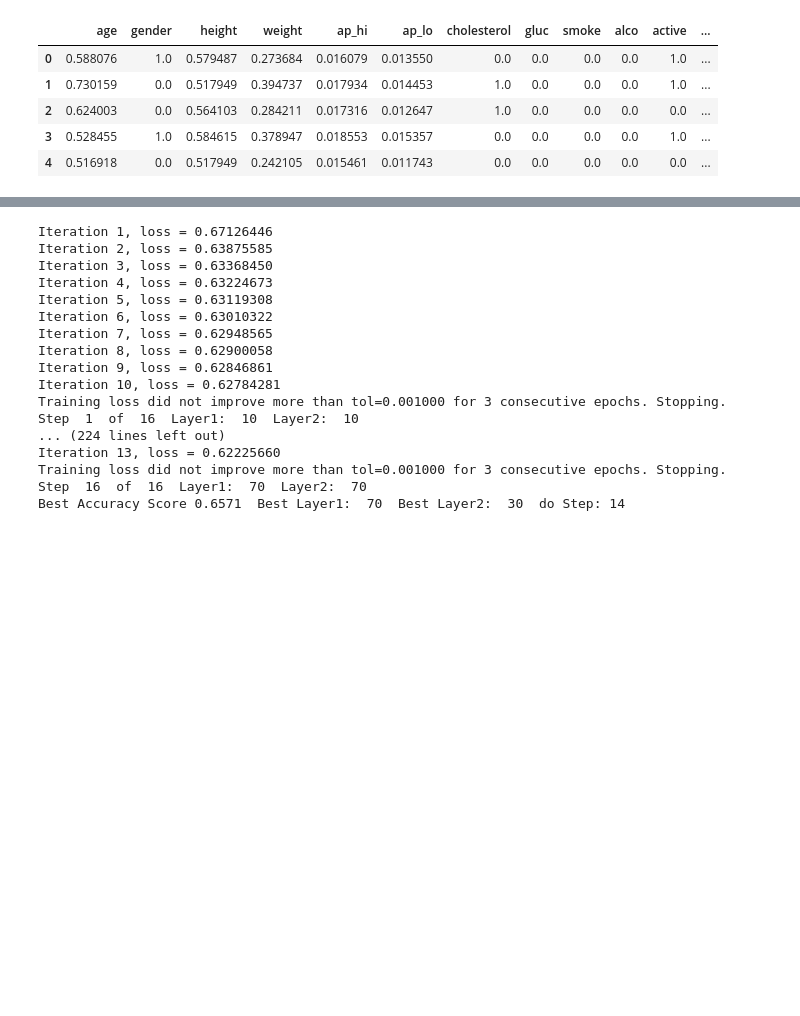
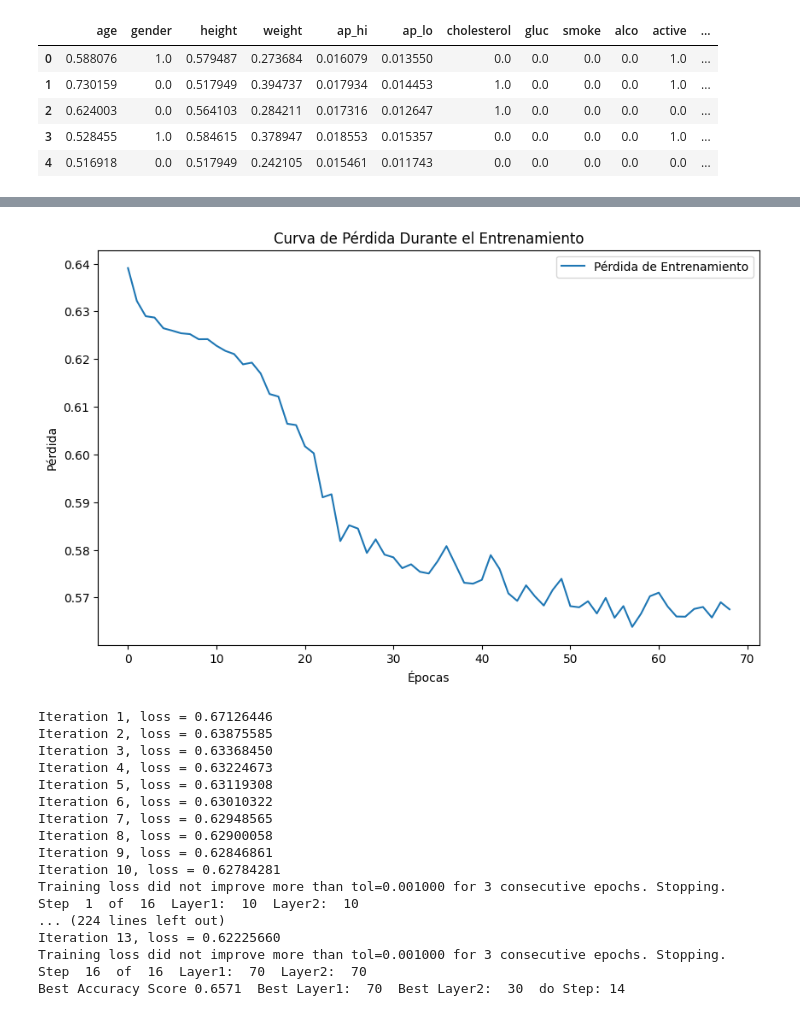
Before and after one commit to ignacionunezG/BI-Cardio-Disease, a Jupyter notebook: Proyecto.ipynb, the cells around one changed output, grey strips where cells are left out. Saved outputs shown, nothing was run; the diff lists cells and outputs as text; code cells hidden in the pictures; blank space fills up the shorter version.

```diff
--- a/Proyecto.ipynb
+++ b/Proyecto.ipynb
@@ -789,3 +789,31 @@ Name: cardio, dtype: float64
 | 50% | 0.688889 | 0.000000 | 0.564103 | 0.326316 | 0.016698 | 0.013550 | 0.000000 | 0.000000 | 0.000000 | 0.000000 | 1.000000 | ... |
 | 75% | 0.815099 | 1.000000 | 0.589744 | 0.378947 | 0.017934 | 0.014453 | 0.000000 | 0.000000 | 0.000000 | 0.000000 | 1.000000 | ... |
 | max | 1.000000 | 1.000000 | 0.733333 | 0.842105 | 0.876314 | 0.909666 | 1.000000 | 1.000000 | 1.000000 | 1.000000 | 1.000000 | ... |
+# %%
+from sklearn.model_selection import GridSearchCV
+
+# Hiperparámetros a probar
+parameter_space = {
+    'hidden_layer_sizes': [(i, j) for i in range(10, 90, 20) for j in range(10, 90, 20)],
+    'alpha': [0.0001, 0.05],
+    'learning_rate_init': [0.001, 0.01],
+    'solver': ['sgd', 'adam'],
+}
+
+mlp = MLPClassifier(activation="relu", random_state=1, max_iter=5000, tol=0.001, n_iter_no_change=3, verbose=True)
+clf = GridSearchCV(mlp, parameter_space, n_jobs=-1, cv=3)
+clf.fit(X_train, y_train)
+
+# Mejores parámetros encontrados
+print('Best parameters found:\n', clf.best_params_)
+
+# Mejor modelo
+best_mlp = clf.best_estimator_
+
+# Evaluar en el conjunto de prueba
+Y_pred_test = best_mlp.predict(X_test)
+acc_score = accuracy_score(y_test, Y_pred_test)
+print('Accuracy on test set:', round(acc_score, 4))
+
+# Otras métricas
+print(classification_report(y_test, Y_pred_test))
@@ -792,3 +902,19 @@ Name: cardio, dtype: float64
+# %%
+# Entrenar el mejor modelo fuera de GridSearchCV
+best_params = clf.best_params_
+best_mlp = MLPClassifier(**best_params)
+best_mlp.fit(X_train, y_train)
+
+# Curva de Pérdida Durante el Entrenamiento
+plt.figure(figsize=(10, 6))
+plt.plot(best_mlp.loss_curve_, label='Pérdida de Entrenamiento')
+plt.title('Curva de Pérdida Durante el Entrenamiento')
+plt.xlabel('Épocas')
+plt.ylabel('Pérdida')
+plt.legend()
+plt.show()
+# %% [output]
+[figure, added]
 # %%
 from sklearn.neural_network import MLPClassifier
 # Multi MLP Generator
```
Also changed, not shown: parts of 9 cells of this notebook.
